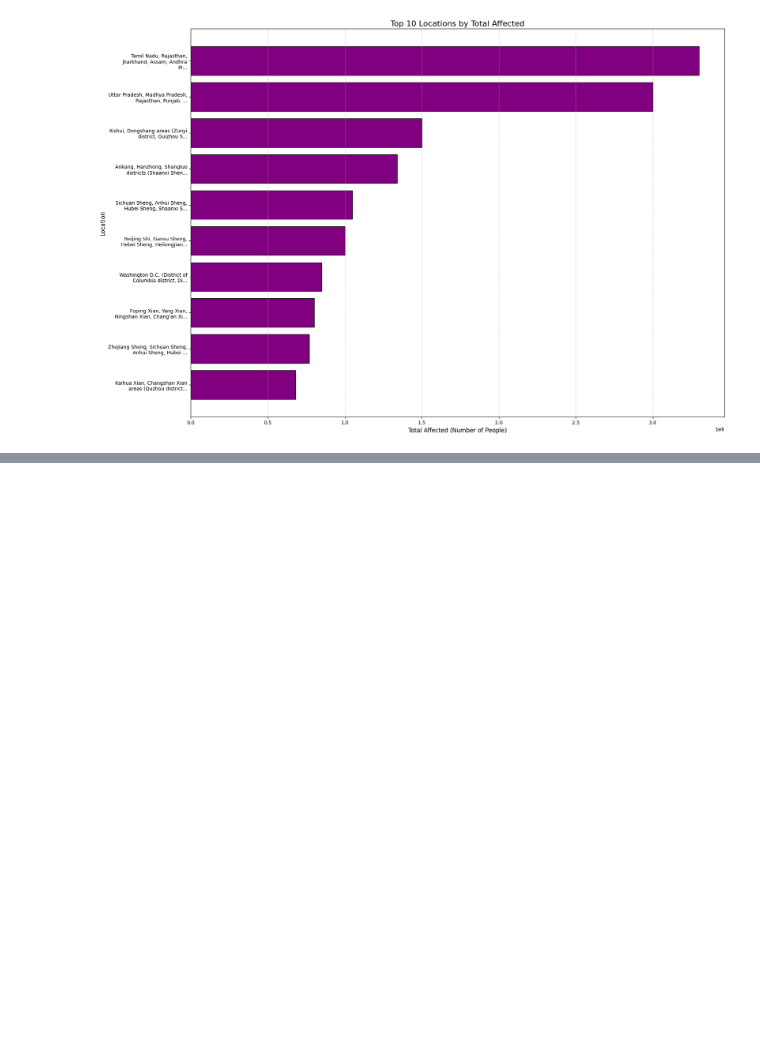
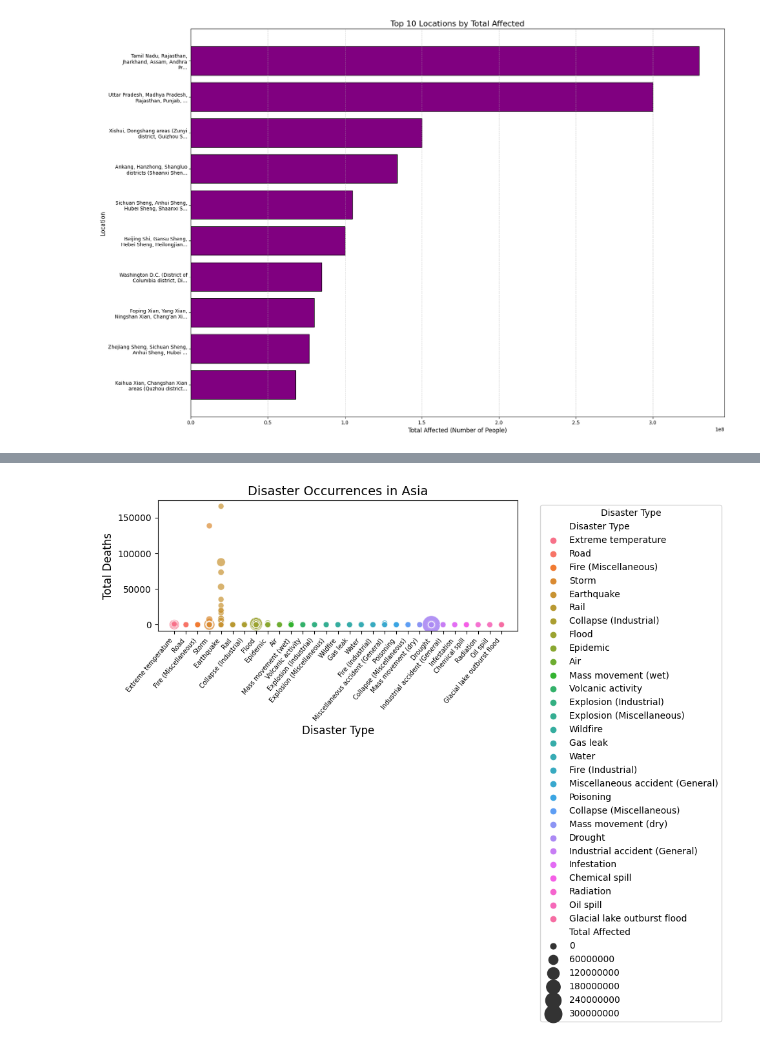
Before and after one commit to MichaelSexton3389/TeamDisasterML, a Jupyter notebook: data_viz_2020_2024.ipynb, the cells around one changed output, grey strips where cells are left out. Drawn from its saved outputs; the diff is of its cells as text; code cells hidden in the pictures; blank space fills up the shorter version.

```diff
--- a/data_viz_2020_2024.ipynb
+++ b/data_viz_2020_2024.ipynb
@@ -367,0 +477,36 @@ plt.show()
+# %%
+# Define the regions to plot
+#regions = ['Asia', 'Africa', 'Americas', 'Europe']
+region = 'Asia'
+
+# Filter data for the current region
+region_data = data[data['Region'] == region]
+
+# Scatter Plot for the region
+plt.figure(figsize=(10, 6))
+sns.scatterplot(
+    x='Disaster Type',
+    y='Total Deaths',
+    size='Total Affected',
+    hue='Disaster Type',
+    data=region_data,
+    sizes=(40, 400),
+    alpha=0.7
+)
+
+# Add title and axis labels
+plt.title(f'Disaster Occurrences in {region}', fontsize=14)
+plt.xlabel('Disaster Type', fontsize=12)
+plt.ylabel('Total Deaths', fontsize=12)
+
+# Adjust legend position
+plt.legend(bbox_to_anchor=(1.05, 1), loc='upper left', title='Disaster Type')
+
+# Rotate x-axis labels for better readability
+plt.xticks(rotation=50, ha='right', fontsize=7)
+
+# Adjust layout and show plot
+plt.tight_layout()
+plt.show()
+# %% [output]
+[figure, added]
```
Also changed, not shown: parts of 14 cells of this notebook, 2 other files.
